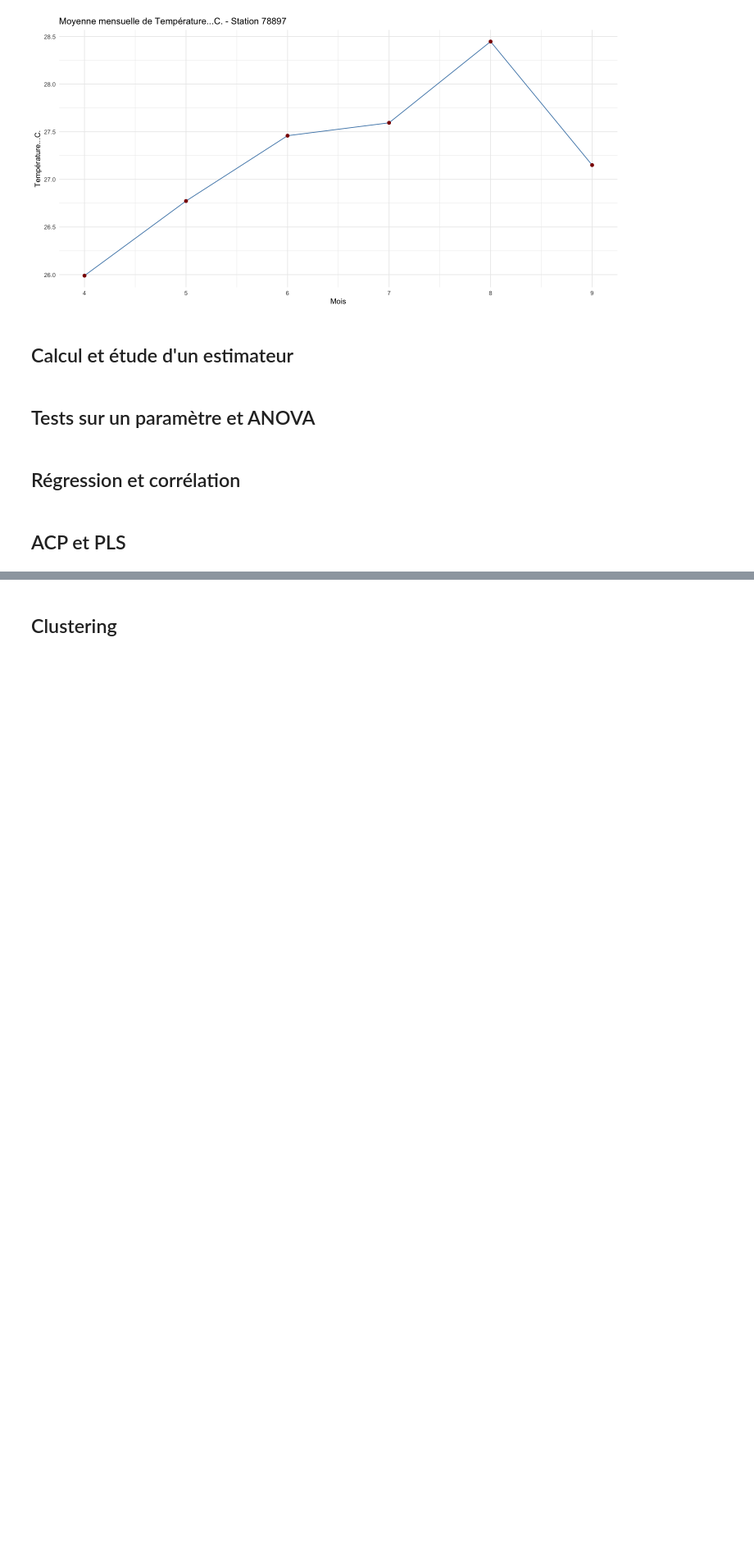
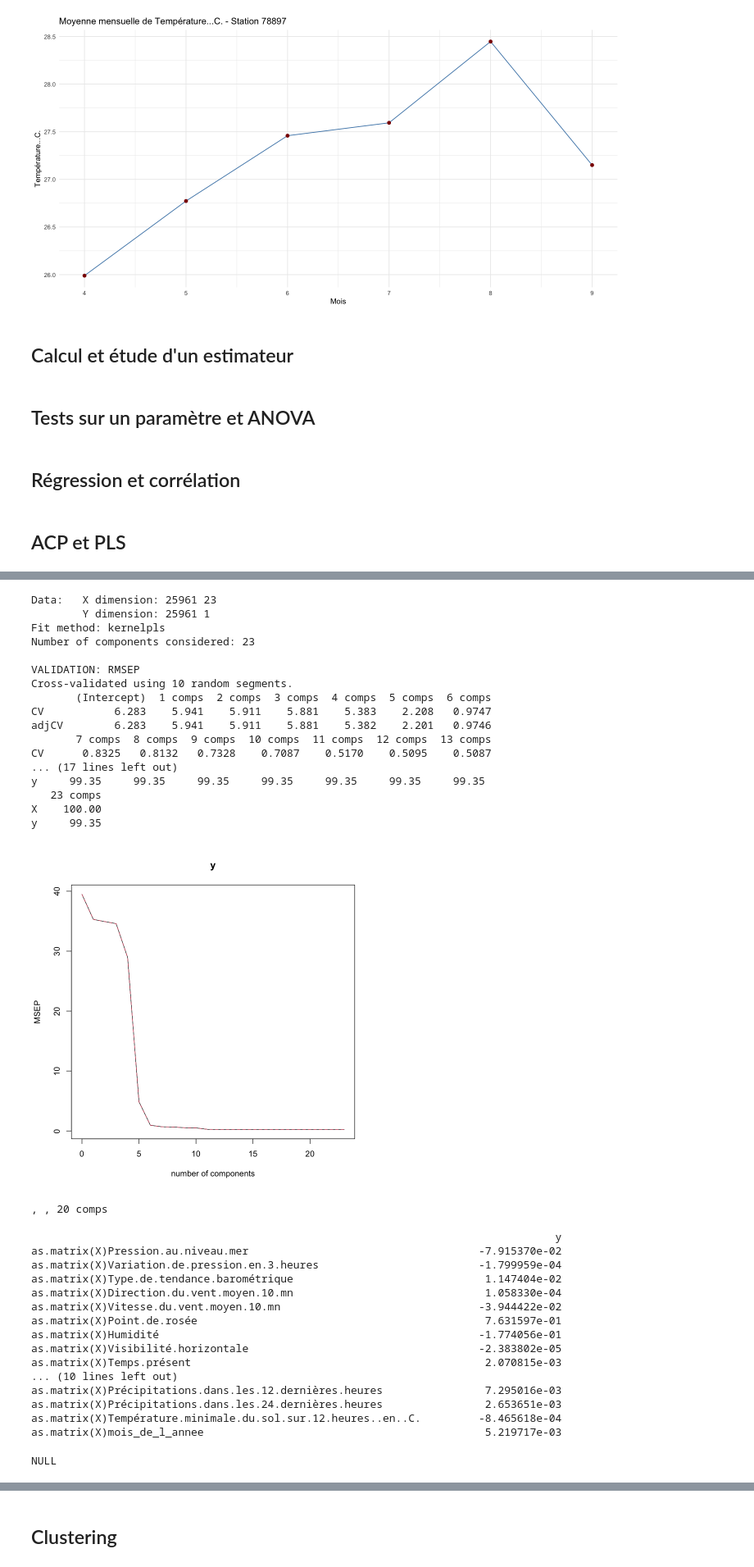
Before and after one commit to lauraachoquett/stats_BE_Bobbia, a Jupyter notebook: src/submission_file.ipynb, the cells around one changed output, grey strips where cells are left out. Shown: that part at 82% size. Saved outputs shown, nothing was run; the diff lists cells and outputs as text; code cells hidden in the pictures; blank space fills up the shorter version.

```diff
--- a/src/submission_file.ipynb
+++ b/src/submission_file.ipynb
@@ -381,0 +377,79 @@ plot_monthly_avg(data_final, station_id = 78897, variable = "Température...C.")
+# %%
+library(pls)
+
+# Utiliser le nom exact de la variable cible
+target_var <- "Température"
+
+# Créer un data.frame avec toutes les variables nécessaires
+df_pls <- data_numeric[, c(target_var, setdiff(names(data_numeric), target_var))]
+df_pls <- na.omit(df_pls) # Retirer toutes les lignes avec NA
+
+y <- df_pls[[target_var]]
+X <- df_pls[, setdiff(names(df_pls), target_var), drop = FALSE]
+
+# Régression PLS avec validation croisée
+pls_model <- plsr(y ~ as.matrix(X), validation = "CV")
+
+# Résumé du modèle
+summary(pls_model)
+
+# Sélection du nombre optimal de composantes
+par(bg = 'white')
+validationplot(pls_model, val.type = "MSEP")
+
+# Trouver le nombre optimal de composantes
+opt_ncomp <- which.min(pls_model$validation$PRESS)
+
+ncomp = 13
+
+# Prédictions
+pred <- predict(pls_model, ncomp = ncomp)
+pred_vec <- as.vector(pred[,1,1])
+
+# Plot prédiction vs ground truth
+plot(y, pred_vec,
+     xlab = "Valeurs réelles",
+     ylab = "Prédictions PLS",
+     main = paste("Prédictions vs valeurs réelles (PLS) avec", ncomp, "composantes"),
+     col = "blue", pch = 16)
+abline(a = 0, b = 1, col = "red", lwd = 2)
+
+# Affichage des coefficients et les indices des variables dans X
+coef(pls_model, ncomp = opt_ncomp)
+# %% [output]
+Data:   X dimension: 25961 23
+        Y dimension: 25961 1
+Fit method: kernelpls
+Number of components considered: 23
+
+VALIDATION: RMSEP
+Cross-validated using 10 random segments.
+       (Intercept)  1 comps  2 comps  3 comps  4 comps  5 comps  6 comps
+CV           6.283    5.941    5.911    5.881    5.383    2.208   0.9747
+adjCV        6.283    5.941    5.911    5.881    5.382    2.201   0.9746
+       7 comps  8 comps  9 comps  10 comps  11 comps  12 comps  13 comps
+CV      0.8325   0.8132   0.7328    0.7087    0.5170    0.5095    0.5087
+... (17 lines left out)
+y     99.35     99.35     99.35     99.35     99.35     99.35     99.35
+   23 comps
+X    100.00
+y     99.35
+[figure, added]
+, , 20 comps
+
+                                                                                  y
+as.matrix(X)Pression.au.niveau.mer                                    -7.915370e-02
+as.matrix(X)Variation.de.pression.en.3.heures                         -1.799959e-04
+as.matrix(X)Type.de.tendance.barométrique                              1.147404e-02
+as.matrix(X)Direction.du.vent.moyen.10.mn                              1.058330e-04
+as.matrix(X)Vitesse.du.vent.moyen.10.mn                               -3.944422e-02
+as.matrix(X)Point.de.rosée                                             7.631597e-01
+as.matrix(X)Humidité                                                  -1.774056e-01
+as.matrix(X)Visibilité.horizontale                                    -2.383802e-05
+as.matrix(X)Temps.présent                                              2.070815e-03
+... (10 lines left out)
+as.matrix(X)Précipitations.dans.les.12.dernières.heures                7.295016e-03
+as.matrix(X)Précipitations.dans.les.24.dernières.heures                2.653651e-03
+as.matrix(X)Température.minimale.du.sol.sur.12.heures..en..C.         -8.465618e-04
+as.matrix(X)mois_de_l_annee                                            5.219717e-03
+NULL
```
Also changed, not shown: parts of 4 cells of this notebook.
